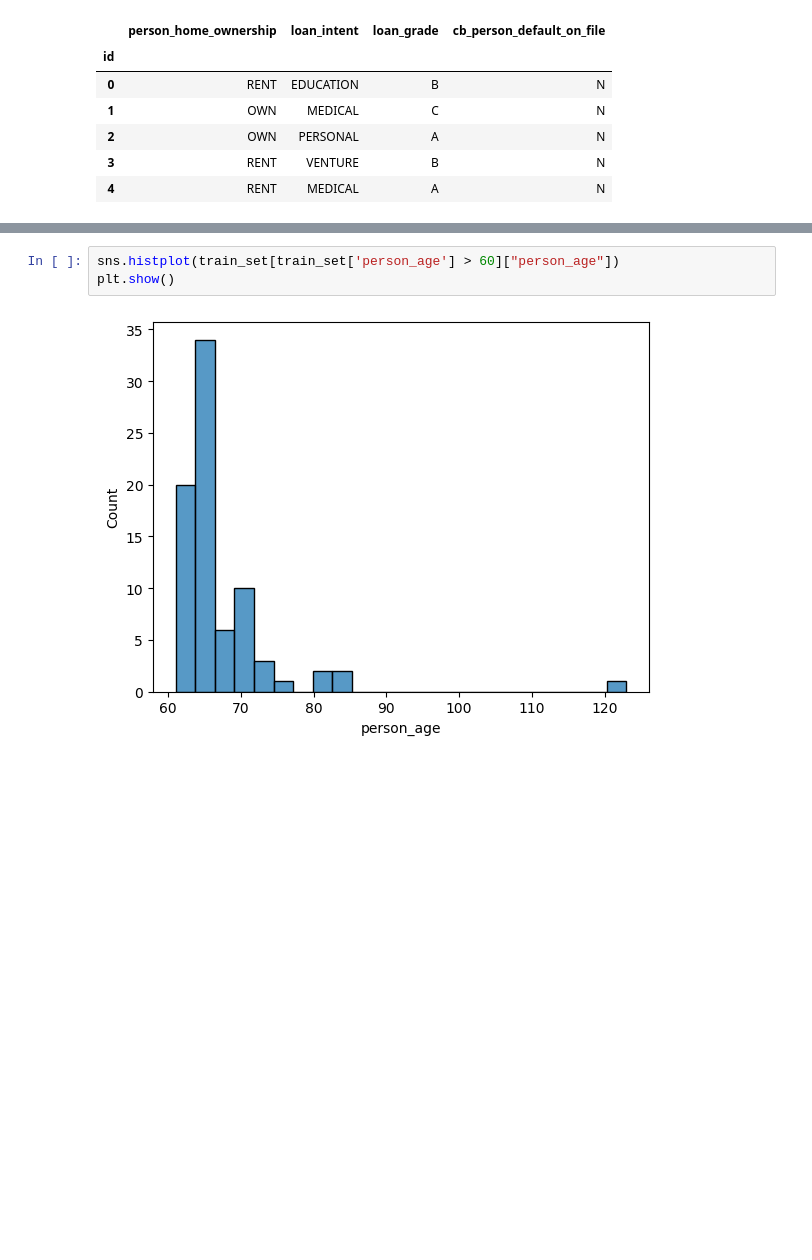
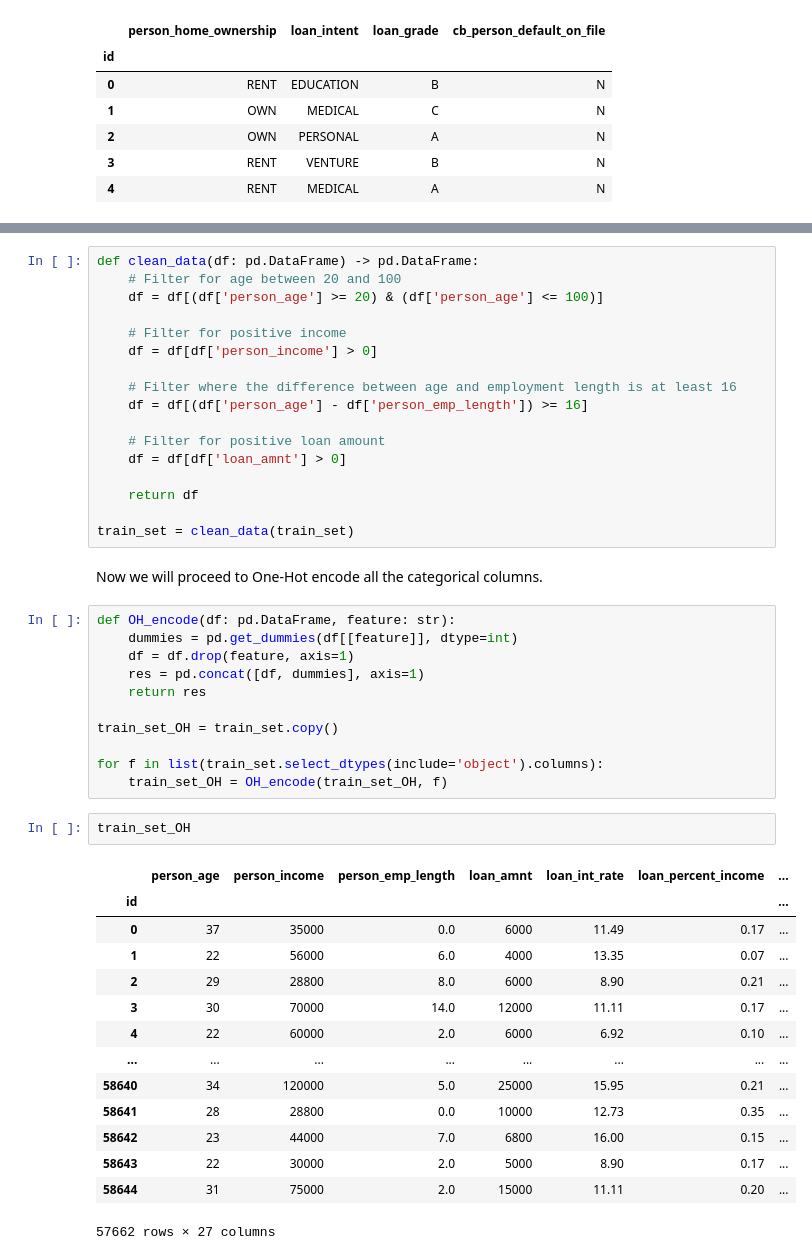
Before and after one commit to subiranet/ML_handouts, a Jupyter notebook: P2/Support Vector Machine.ipynb, the cells around one changed output, grey strips where cells are left out. Saved outputs shown, nothing was run; the diff lists cells and outputs as text; blank space fills up the shorter version.

Commit message:
Data preprocessing and analysis

```diff
--- a/P2/Support Vector Machine.ipynb
+++ b/P2/Support Vector Machine.ipynb
@@ -81,5 +128,47 @@ The previous cells allow us to see some of the properties from the dataset, such
+# %%
+def clean_data(df: pd.DataFrame) -> pd.DataFrame:
+    # Filter for age between 20 and 100
+    df = df[(df['person_age'] >= 20) & (df['person_age'] <= 100)]
+
+    # Filter for positive income
+    df = df[df['person_income'] > 0]
+
+    # Filter where the difference between age and employment length is at least 16
+    df = df[(df['person_age'] - df['person_emp_length']) >= 16]
+
+    # Filter for positive loan amount
+    df = df[df['loan_amnt'] > 0]
+
+    return df
+
+train_set = clean_data(train_set)
+# %% [markdown]
+Now we will proceed to One-Hot encode all the categorical columns.
+# %%
+def OH_encode(df: pd.DataFrame, feature: str):
+    dummies = pd.get_dummies(df[[feature]], dtype=int)
+    df = df.drop(feature, axis=1)
+    res = pd.concat([df, dummies], axis=1)
+    return res
+
+train_set_OH = train_set.copy()
+
+for f in list(train_set.select_dtypes(include='object').columns):
+    train_set_OH = OH_encode(train_set_OH, f)
 # %%
-sns.histplot(train_set[train_set['person_age'] > 60]["person_age"])
-plt.show()
+train_set_OH
 # %% [output]
-[figure, removed]
+|  | person_age | person_income | person_emp_length | loan_amnt | loan_int_rate | loan_percent_income | ... |
+| id |  |  |  |  |  |  | ... |
+| 0 | 37 | 35000 | 0.0 | 6000 | 11.49 | 0.17 | ... |
+| 1 | 22 | 56000 | 6.0 | 4000 | 13.35 | 0.07 | ... |
+| 2 | 29 | 28800 | 8.0 | 6000 | 8.90 | 0.21 | ... |
+| 3 | 30 | 70000 | 14.0 | 12000 | 11.11 | 0.17 | ... |
+| 4 | 22 | 60000 | 2.0 | 6000 | 6.92 | 0.10 | ... |
+| ... | ... | ... | ... | ... | ... | ... | ... |
+| 58640 | 34 | 120000 | 5.0 | 25000 | 15.95 | 0.21 | ... |
+| 58641 | 28 | 28800 | 0.0 | 10000 | 12.73 | 0.35 | ... |
+| 58642 | 23 | 44000 | 7.0 | 6800 | 16.00 | 0.15 | ... |
+| 58643 | 22 | 30000 | 2.0 | 5000 | 8.90 | 0.17 | ... |
+| 58644 | 31 | 75000 | 2.0 | 15000 | 11.11 | 0.20 | ... |
+57662 rows × 27 columns
```
Also changed, not shown: parts of 12 cells of this notebook.
